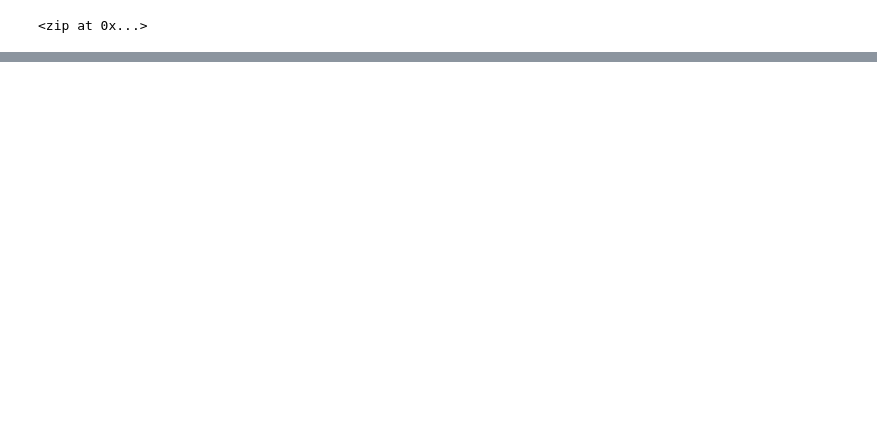
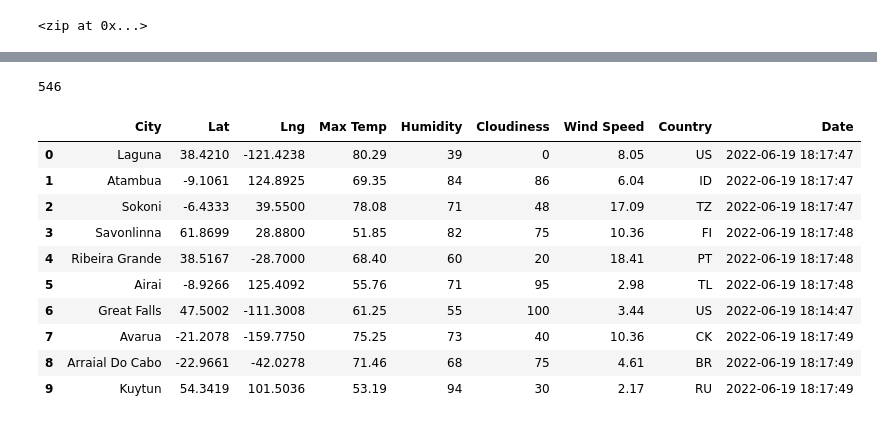
Before and after one commit to lgconsult/world_weather_analysis, a Jupyter notebook: weatherpy.ipynb, the cells around one changed output, grey strips where cells are left out. Drawn from its saved outputs; the diff is of its cells as text; code cells hidden in the pictures; blank space fills up the shorter version.

```diff
--- a/weatherpy.ipynb
+++ b/weatherpy.ipynb
@@ -54,0 +153,20 @@ len(cities)
+# %%
+len(city_data)
+# %% [output]
+546
+# %%
+# Convert the array of dictionaries to a Pandas DataFrame.
+city_data_df = pd.DataFrame(city_data)
+city_data_df.head(10)
+# %% [output]
+|  | City | Lat | Lng | Max Temp | Humidity | Cloudiness | Wind Speed | Country | Date |
+| 0 | Laguna | 38.4210 | -121.4238 | 80.29 | 39 | 0 | 8.05 | US | 2022-06-19 18:17:47 |
+| 1 | Atambua | -9.1061 | 124.8925 | 69.35 | 84 | 86 | 6.04 | ID | 2022-06-19 18:17:47 |
+| 2 | Sokoni | -6.4333 | 39.5500 | 78.08 | 71 | 48 | 17.09 | TZ | 2022-06-19 18:17:47 |
+| 3 | Savonlinna | 61.8699 | 28.8800 | 51.85 | 82 | 75 | 10.36 | FI | 2022-06-19 18:17:48 |
+| 4 | Ribeira Grande | 38.5167 | -28.7000 | 68.40 | 60 | 20 | 18.41 | PT | 2022-06-19 18:17:48 |
+| 5 | Airai | -8.9266 | 125.4092 | 55.76 | 71 | 95 | 2.98 | TL | 2022-06-19 18:17:48 |
+| 6 | Great Falls | 47.5002 | -111.3008 | 61.25 | 55 | 100 | 3.44 | US | 2022-06-19 18:14:47 |
+| 7 | Avarua | -21.2078 | -159.7750 | 75.25 | 73 | 40 | 10.36 | CK | 2022-06-19 18:17:49 |
+| 8 | Arraial Do Cabo | -22.9661 | -42.0278 | 71.46 | 68 | 75 | 4.61 | BR | 2022-06-19 18:17:49 |
+| 9 | Kuytun | 54.3419 | 101.5036 | 53.19 | 94 | 30 | 2.17 | RU | 2022-06-19 18:17:49 |
```
Also changed, not shown: parts of 10 cells of this notebook, 4 other files.
